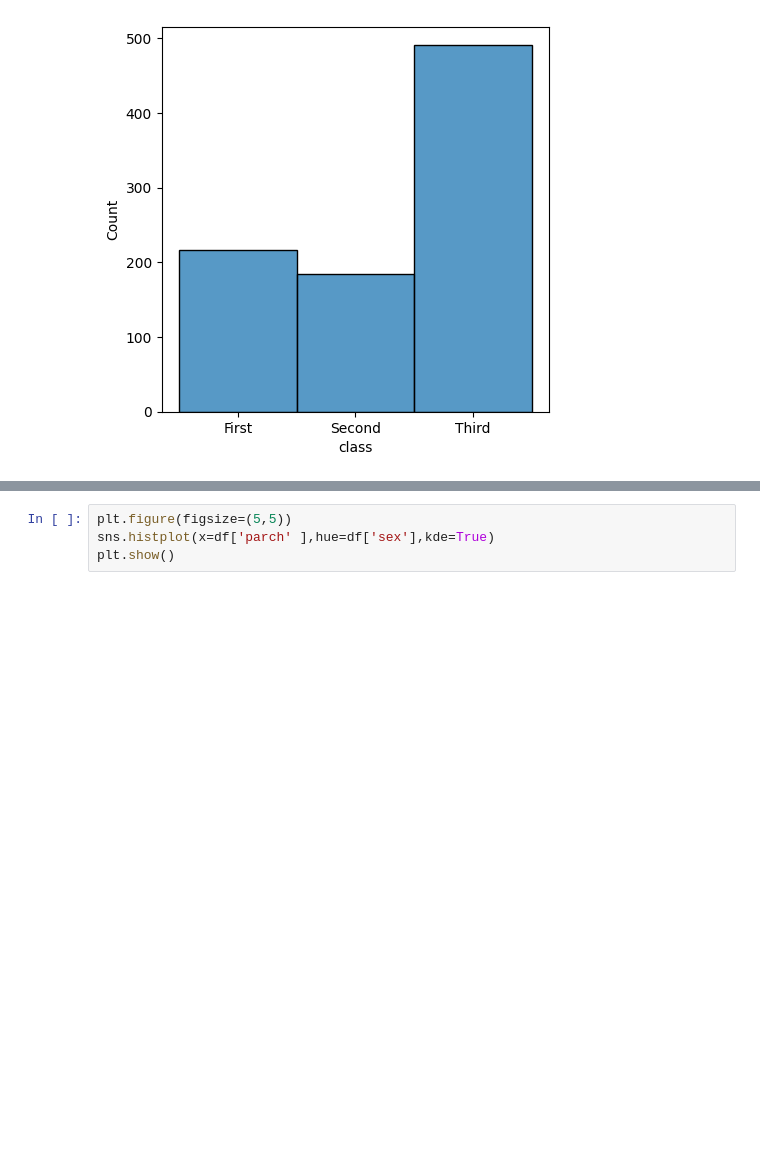
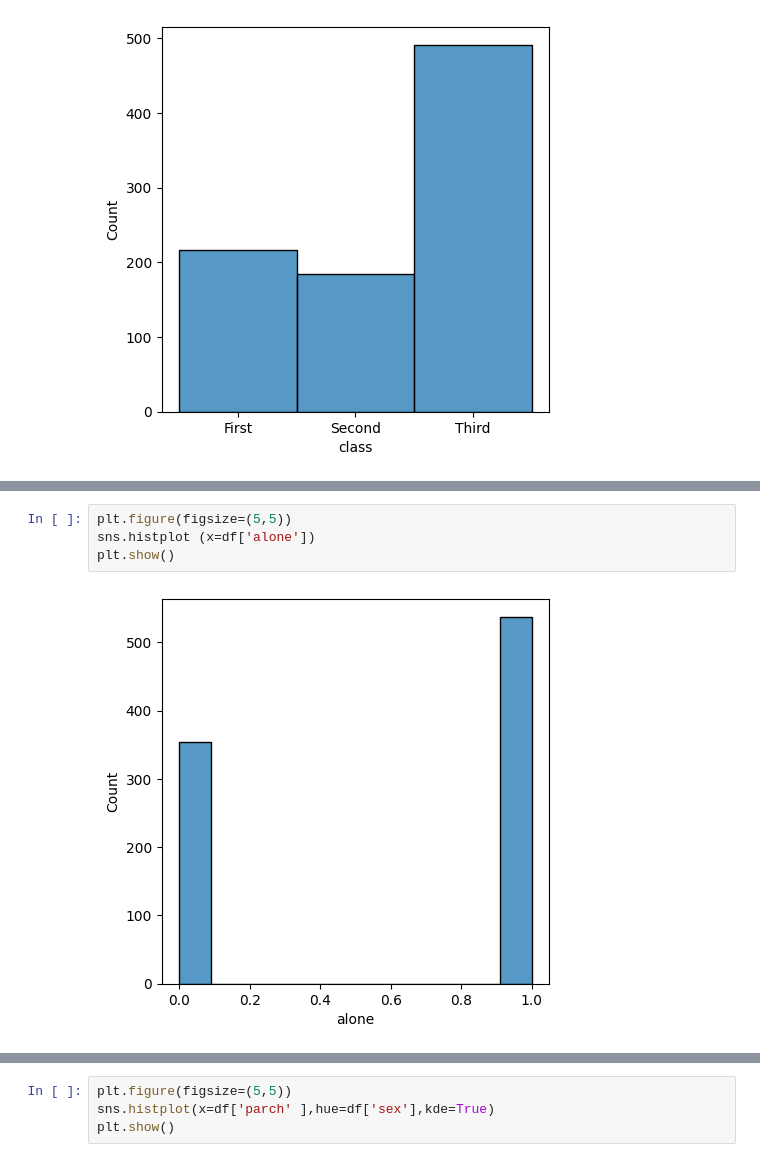
Before and after one commit to theshubhamgundu/python_practice, a Jupyter notebook: 18_12_2025.ipynb, the cells around one changed output, grey strips where cells are left out. Drawn from its saved outputs; the diff is of its cells as text; blank space fills up the shorter version.

```diff
--- a/18_12_2025.ipynb
+++ b/18_12_2025.ipynb
@@ -604,0 +389,6 @@ plt.show()
+# %%
+plt.figure(figsize=(5,5))
+sns.histplot (x=df['alone'])
+plt.show()
+# %% [output]
+[figure, added]
```
Also changed, not shown: parts of 100 cells of this notebook.
